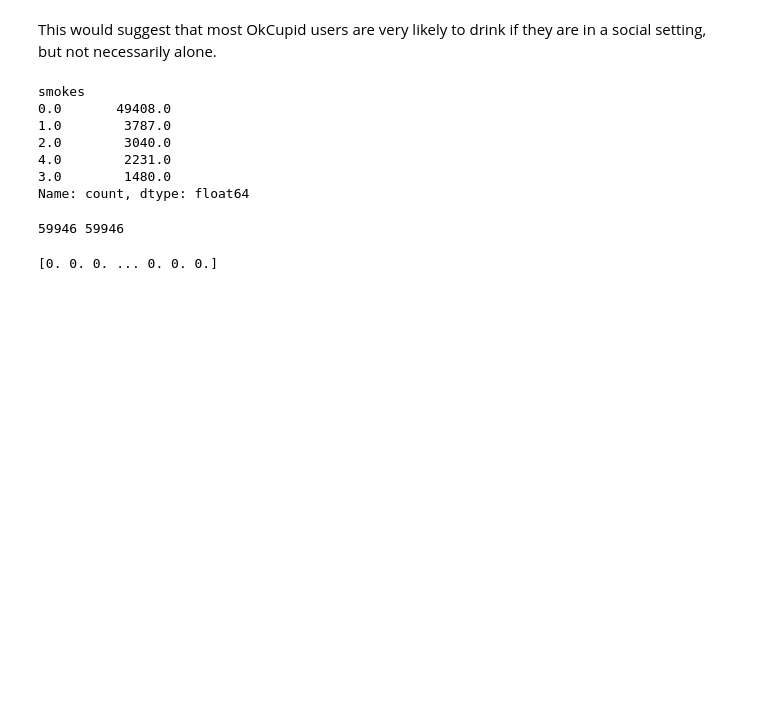
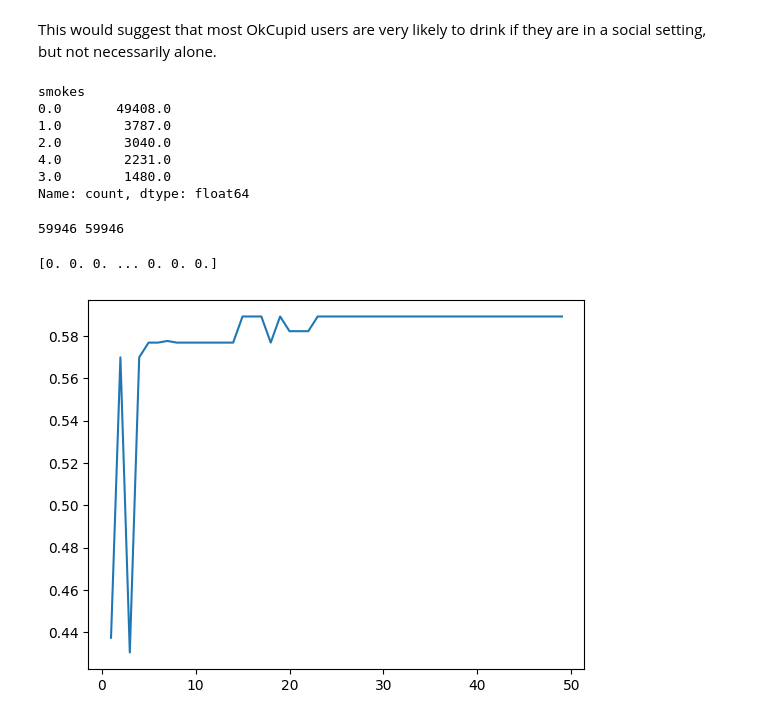
Before and after one commit to Jimofthewired/CA, a Jupyter notebook: date-a-scientist.ipynb, the cells around one changed output. Cells and saved outputs as stored; diff of their text form; code cells hidden in the pictures; blank space fills up the shorter version.

```diff
--- a/date-a-scientist.ipynb
+++ b/date-a-scientist.ipynb
@@ -200,23 +201,24 @@ print(len(y),len(X))
 # %%
 X_train, X_test, y_train, y_test = train_test_split(X, y, test_size=0.30, random_state= 13)
 scaler.fit_transform(X_train, y_train)
 loss= nn.MSELoss()
 #optimizer = optim.SGD(params= model.)
 
 score_lst= []
 i=[]
 for k in range(1,50):
     model= sklearn.neighbors.KNeighborsClassifier(n_neighbors= k)
     model.fit(X_train, y_train)
     score_lst.append(model.score(X_test, y_test))
     i.append(k)
-#plt.plot(i,score_lst)
+zipped = zip(score_lst, i)
+plt.plot(i,score_lst)
 
 knclass = KNeighborsClassifier(n_neighbors=9)
 knclass.fit(X_train, y_train)
-predict=knclass.predict(X_test)
-print(predict
-     )
-#plt.show()
+labels=knclass.predict(X_train)
+print(labels[:])
+plt.show()
 # %% [output]
 [0. 0. 0. ... 0. 0. 0.]
+[figure, added]
```
Also changed, not shown: parts of 5 cells of this notebook.
